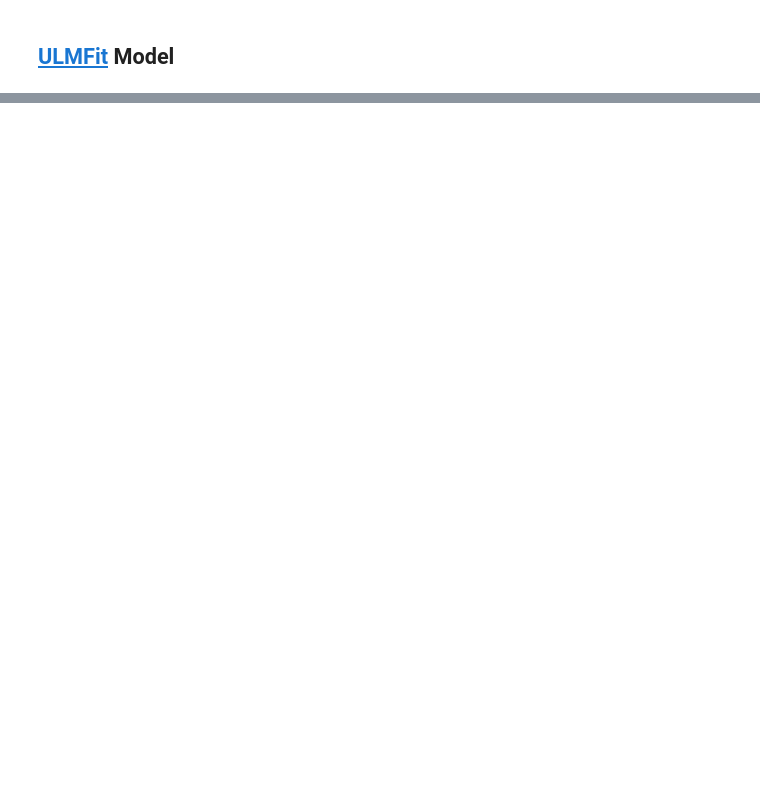
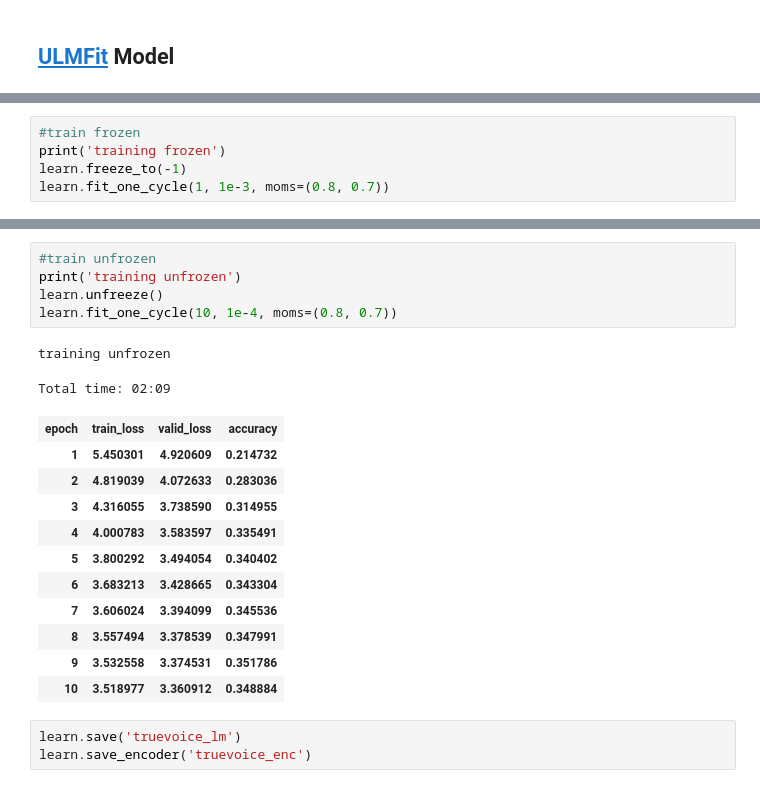
Before and after one commit to kobkrit/truevoice-intent, a Jupyter notebook: classification.ipynb, the cells around one changed output, grey strips where cells are left out. Saved outputs shown, nothing was run; the diff lists cells and outputs as text; blank space fills up the shorter version.

```diff
--- a/classification.ipynb
+++ b/classification.ipynb
@@ -257,0 +298,5 @@ micro metrics
+# %%
+#train frozen
+print('training frozen')
+learn.freeze_to(-1)
+learn.fit_one_cycle(1, 1e-3, moms=(0.8, 0.7))
@@ -257,0 +308,22 @@ micro metrics
+# %%
+#train unfrozen
+print('training unfrozen')
+learn.unfreeze()
+learn.fit_one_cycle(10, 1e-4, moms=(0.8, 0.7))
+# %% [output]
+training unfrozen
+Total time: 02:09
+| epoch | train_loss | valid_loss | accuracy |
+| 1 | 5.450301 | 4.920609 | 0.214732 |
+| 2 | 4.819039 | 4.072633 | 0.283036 |
+| 3 | 4.316055 | 3.738590 | 0.314955 |
+| 4 | 4.000783 | 3.583597 | 0.335491 |
+| 5 | 3.800292 | 3.494054 | 0.340402 |
+| 6 | 3.683213 | 3.428665 | 0.343304 |
+| 7 | 3.606024 | 3.394099 | 0.345536 |
+| 8 | 3.557494 | 3.378539 | 0.347991 |
+| 9 | 3.532558 | 3.374531 | 0.351786 |
+| 10 | 3.518977 | 3.360912 | 0.348884 |
+# %%
+learn.save('truevoice_lm')
+learn.save_encoder('truevoice_enc')
```
Also changed, not shown: parts of 29 cells of this notebook, 2 other files.
